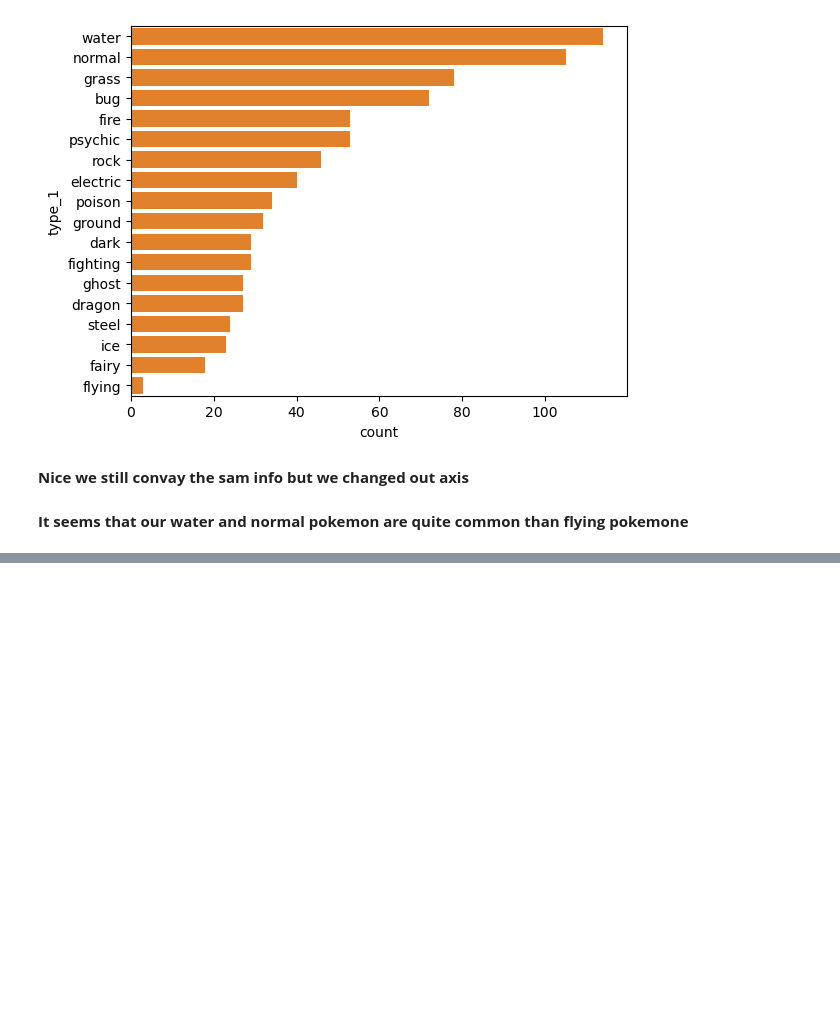
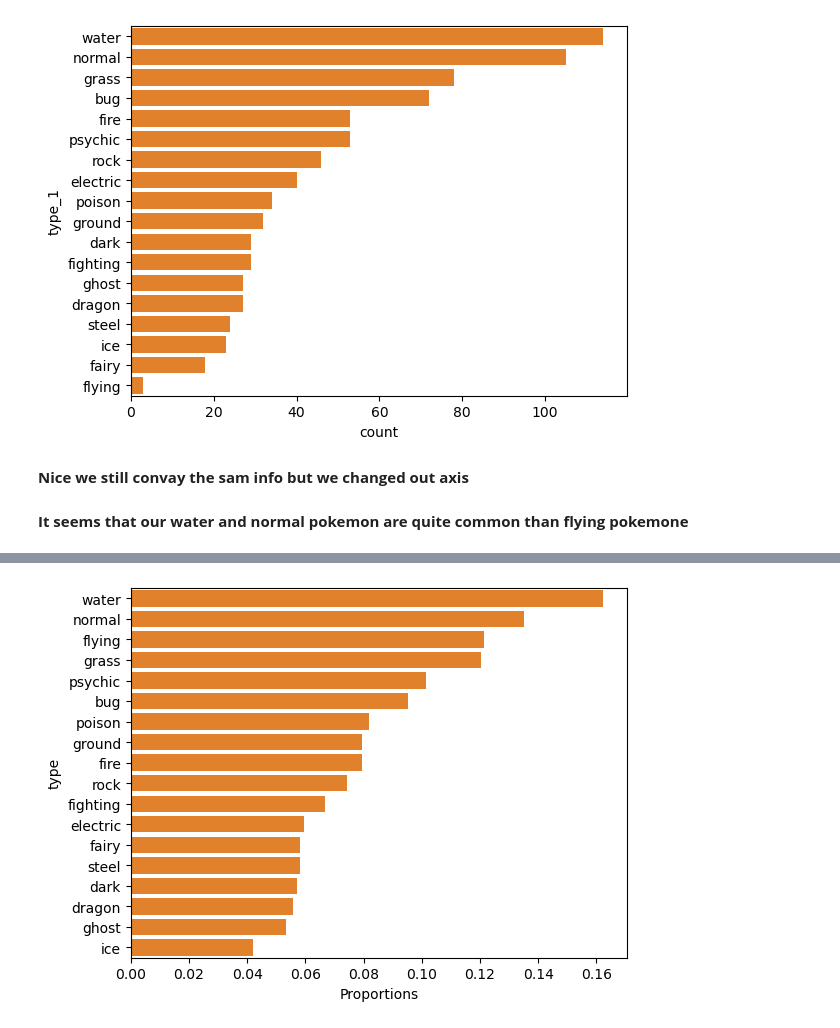
Before and after one commit to MNLobago/Uni-variate-visualization-, a Jupyter notebook: viz_viz.ipynb, the cells around one changed output, grey strips where cells are left out. Saved outputs shown, nothing was run; the diff lists cells and outputs as text; code cells hidden in the pictures; blank space fills up the shorter version.

```diff
--- a/viz_viz.ipynb
+++ b/viz_viz.ipynb
@@ -174,0 +345,6 @@ sb.countplot(data = pokemone,  y = "type_1", color = base_color, order = Order_t
+# %%
+sb.countplot(data = pkm_types, y = "type", color = base_color, order = Order_type)
+plt.xticks(tick_prop * n_Poke, tick_labes)
+plt.xlabel("Proportions");
+# %% [output]
+[figure, added]
```
Also changed, not shown: parts of 30 cells of this notebook, 1 other file.
